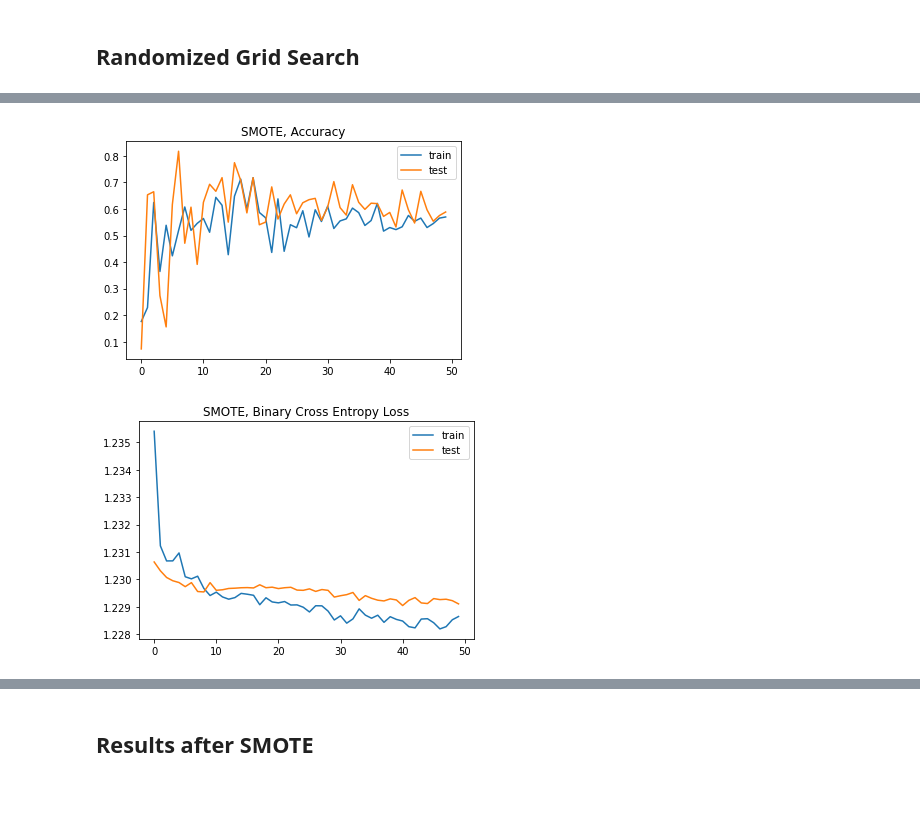
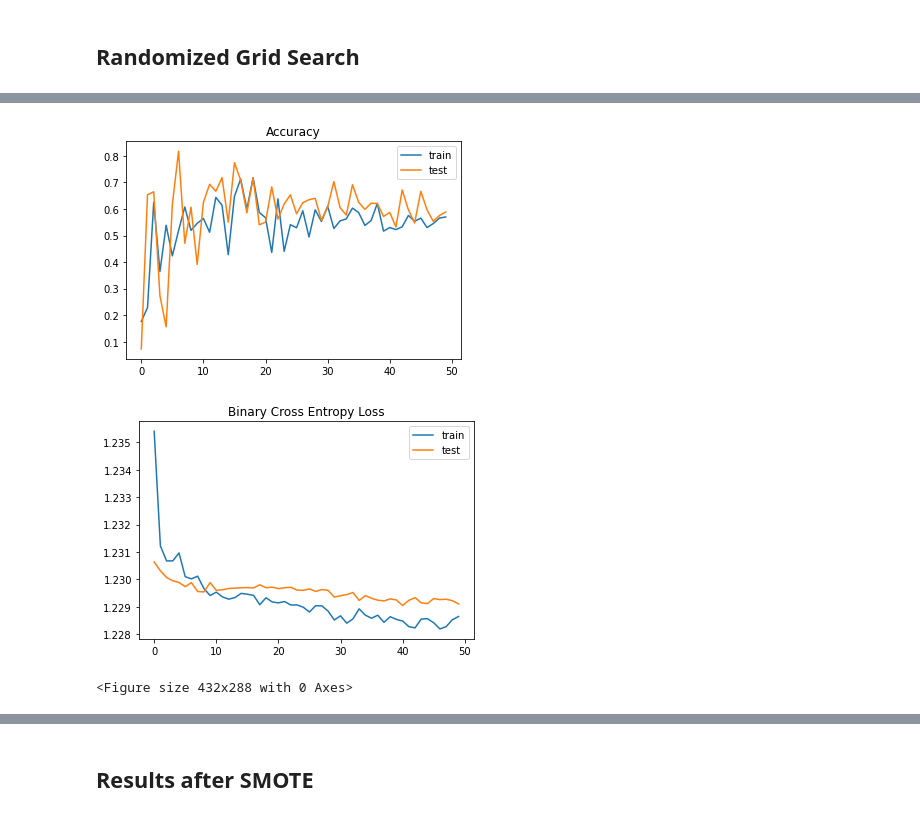
Before and after one commit to ZaneFadul/skincare_classification, a Jupyter notebook: 3.Model_building/nn.ipynb, the cells around one changed output, grey strips where cells are left out. Saved outputs shown, nothing was run; the diff lists cells and outputs as text; code cells hidden in the pictures.

Commit message:
added plots

```diff
--- a/3.Model_building/nn.ipynb
+++ b/3.Model_building/nn.ipynb
@@ -194,22 +194,25 @@ Epoch 50/50
 # %%
 #plot accuracy
 plt.subplot()
-plt.title("SMOTE, Accuracy")
+plt.title("Accuracy")
 plt.plot(hist.history["accuracy"], label = 'train')
 plt.plot(hist.history["val_accuracy"], label = 'test')
 plt.legend()
 plt.show()
+plt.savefig('NN_preSMOTE_accucracy.png')
 
 #plot loss
 plt.subplot()
-plt.title("SMOTE, Binary Cross Entropy Loss")
+plt.title("Binary Cross Entropy Loss")
 plt.plot(hist.history["loss"], label = 'train')
 plt.plot(hist.history["val_loss"], label = 'test')
 plt.legend()
 plt.show()
+plt.savefig('NN_preSMOTE_loss.png')
 # %% [output]
-[figure, old version]
+[figure, new version]
-[figure, old version]
+[figure, new version]
+<Figure size 432x288 with 0 Axes>
 # %%
 #wrapper
 neural_network = KerasClassifier(build_fn=create_network(**{'X_train' : X_train, 'y_train' : y_train}), epochs = 200, batch_size = 20, verbose = 0)
```
Also changed, not shown: 4 other files.
